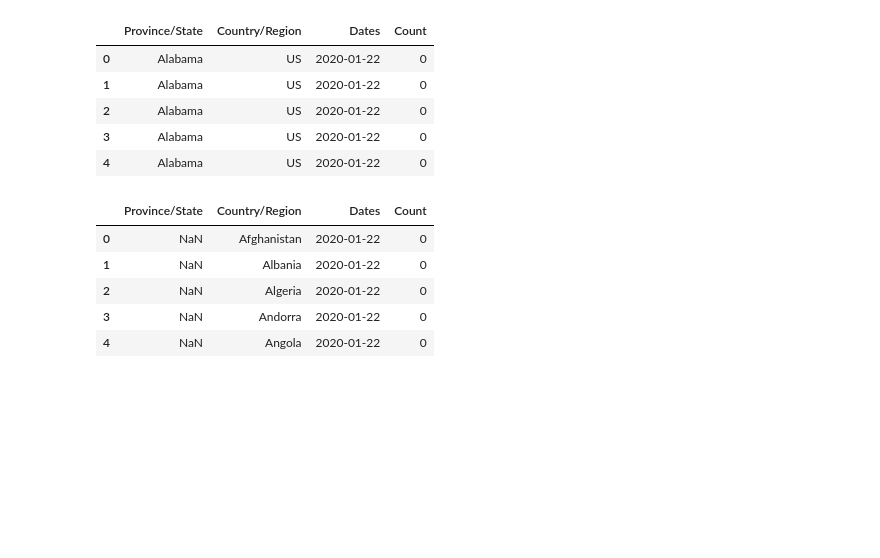
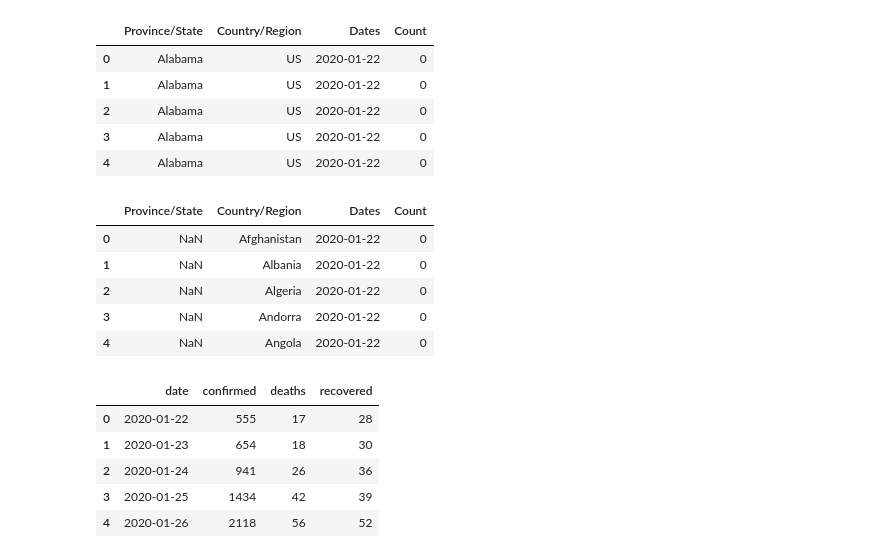
Before and after one commit to acchu99/covid-19-data-mining, a Jupyter notebook: COVID_19_Data_Mining.ipynb, the cells around one changed output. Saved outputs shown, nothing was run; the diff lists cells and outputs as text; code cells hidden in the pictures; blank space fills up the shorter version.

```diff
--- a/COVID_19_Data_Mining.ipynb
+++ b/COVID_19_Data_Mining.ipynb
@@ -87,3 +91,23 @@ recovered.head()
 | 2 | NaN | Algeria | 2020-01-22 | 0 |
 | 3 | NaN | Andorra | 2020-01-22 | 0 |
 | 4 | NaN | Angola | 2020-01-22 | 0 |
+# %%
+df1 = confirmed.groupby('Dates').sum().reset_index()
+df2 = deaths.groupby('Dates').sum().reset_index()
+df3 = recovered.groupby('Dates').sum().reset_index()
+
+cdr = pd.DataFrame({
+    'date': df1.Dates,
+    'confirmed': df1.Count,
+    'deaths': df2.Count,
+    'recovered': df3.Count,
+})
+
+cdr.head()
+# %% [output]
+|  | date | confirmed | deaths | recovered |
+| 0 | 2020-01-22 | 555 | 17 | 28 |
+| 1 | 2020-01-23 | 654 | 18 | 30 |
+| 2 | 2020-01-24 | 941 | 26 | 36 |
+| 3 | 2020-01-25 | 1434 | 42 | 39 |
+| 4 | 2020-01-26 | 2118 | 56 | 52 |
```
Also changed, not shown: parts of 3 cells of this notebook.
